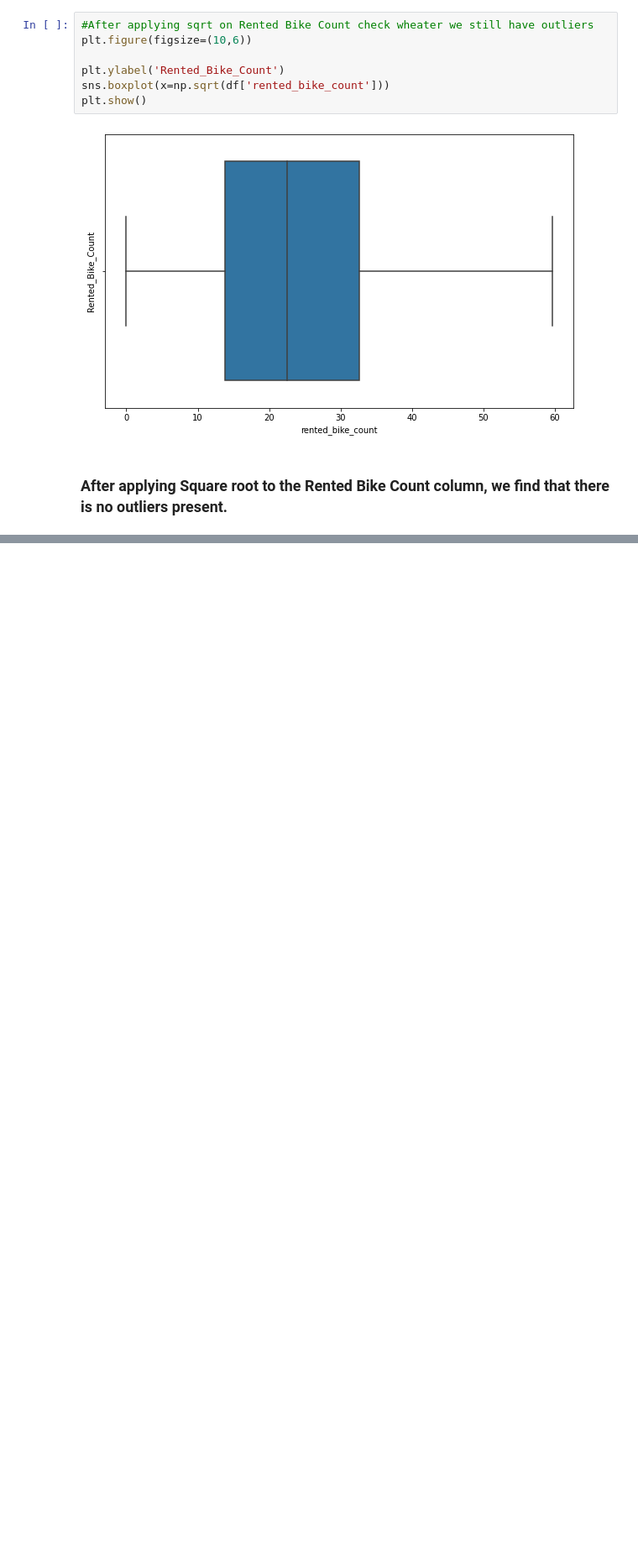
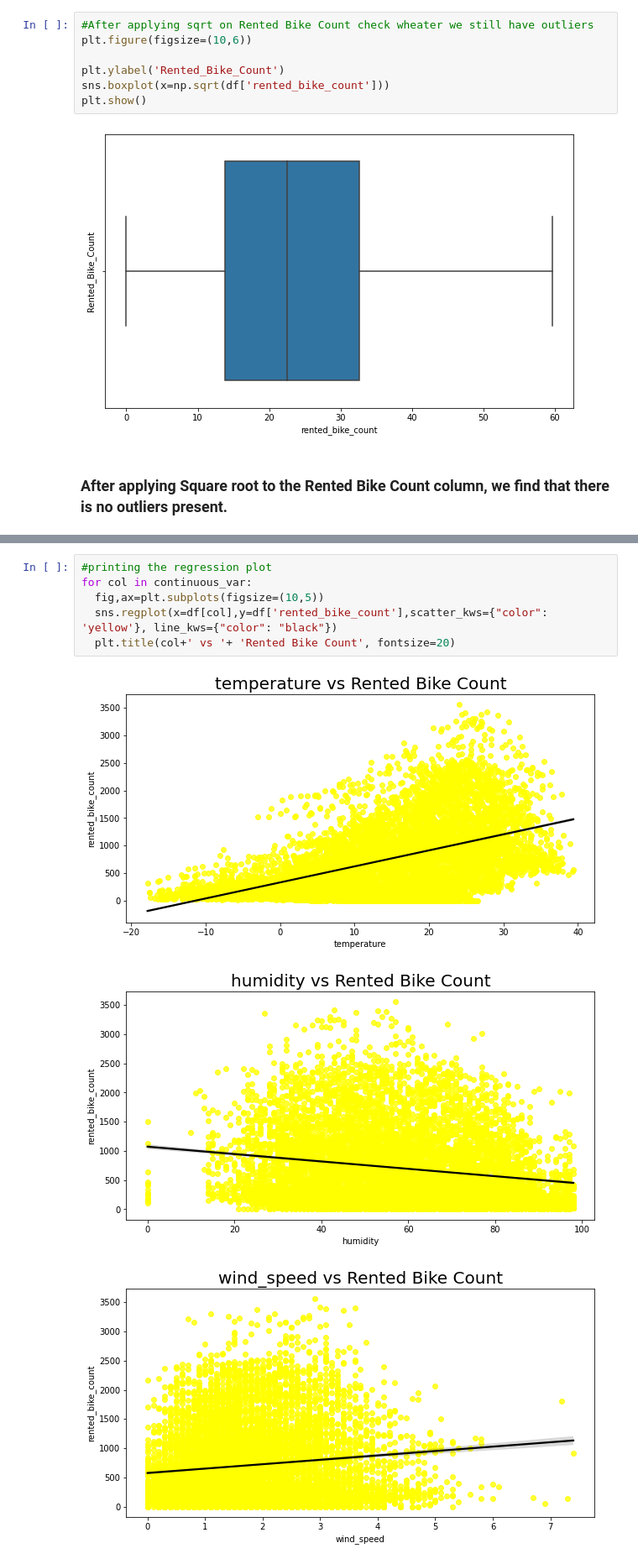
Before and after one commit to YashwantRaul/Supervised-ML-Regression, a Jupyter notebook: Bike_Sharing_Demand_Prediction_Capstone_Project.ipynb, the cells around one changed output, grey strips where cells are left out. Shown at 84% size. Drawn from its saved outputs; the diff is of its cells as text; blank space fills up the shorter version.

```diff
--- a/Bike_Sharing_Demand_Prediction_Capstone_Project.ipynb
+++ b/Bike_Sharing_Demand_Prediction_Capstone_Project.ipynb
@@ -285,0 +359,10 @@ plt.show()
+# %%
+#printing the regression plot
+for col in continuous_var:
+  fig,ax=plt.subplots(figsize=(10,5))
+  sns.regplot(x=df[col],y=df['rented_bike_count'],scatter_kws={"color": 'yellow'}, line_kws={"color": "black"})
+  plt.title(col+' vs '+ 'Rented Bike Count', fontsize=20)
+# %% [output]
+[figure, added]
+[figure, added]
+[figure, added]
```
Also changed, not shown: parts of 29 cells of this notebook.
